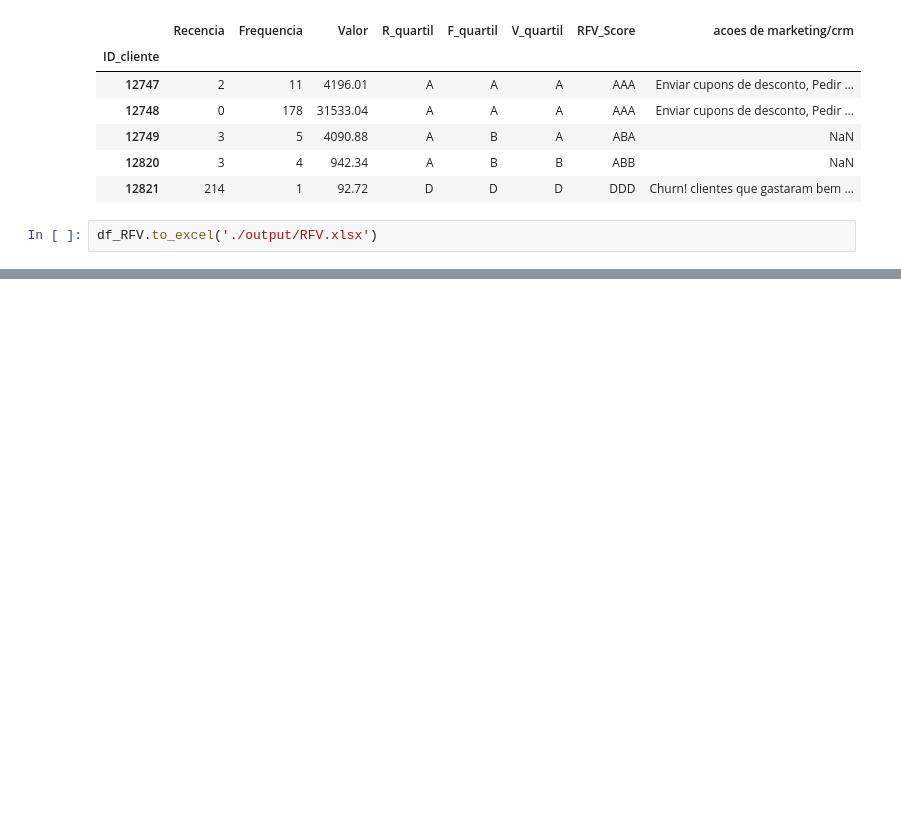
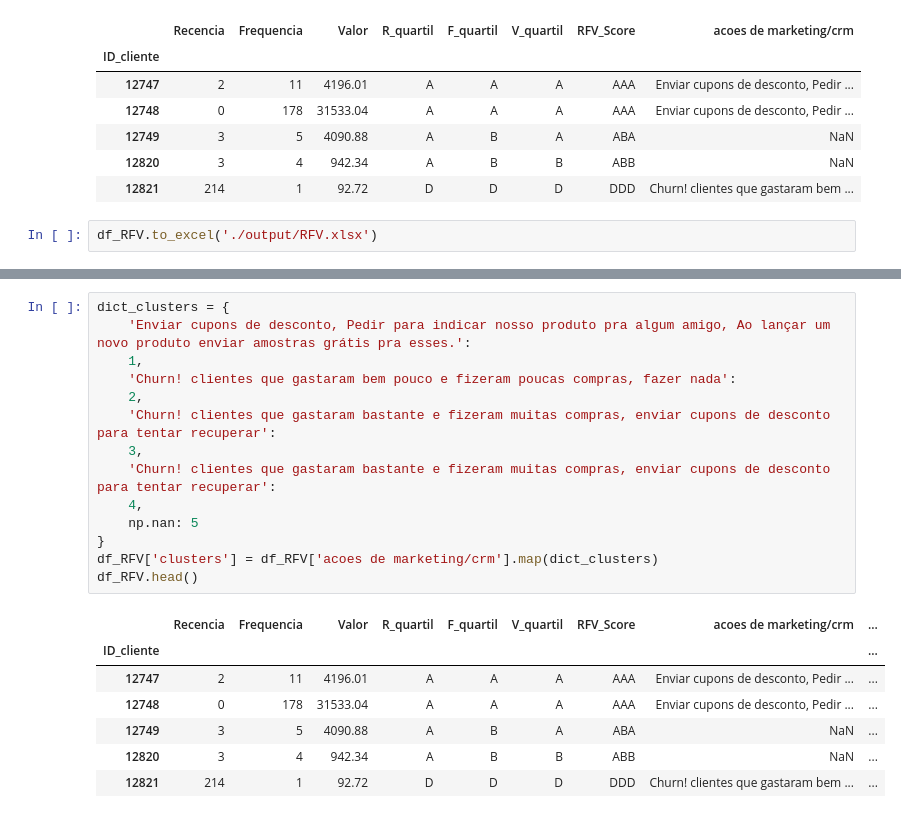
Before and after one commit to gfsilveira/ebac, a Jupyter notebook: 03-Cientista_de_Dados/02-Crisp_DM/31_modulo/Analise RFV.ipynb, the cells around one changed output, grey strips where cells are left out. Saved outputs shown, nothing was run; the diff lists cells and outputs as text; blank space fills up the shorter version.

```diff
--- a/03-Cientista_de_Dados/02-Crisp_DM/31_modulo/Analise RFV.ipynb
+++ b/03-Cientista_de_Dados/02-Crisp_DM/31_modulo/Analise RFV.ipynb
@@ -311,0 +328,22 @@ df_RFV.to_excel('./output/RFV.xlsx')
+# %%
+dict_clusters = {
+    'Enviar cupons de desconto, Pedir para indicar nosso produto pra algum amigo, Ao lançar um novo produto enviar amostras grátis pra esses.':
+    1,
+    'Churn! clientes que gastaram bem pouco e fizeram poucas compras, fazer nada':
+    2,
+    'Churn! clientes que gastaram bastante e fizeram muitas compras, enviar cupons de desconto para tentar recuperar':
+    3,
+    'Churn! clientes que gastaram bastante e fizeram muitas compras, enviar cupons de desconto para tentar recuperar':
+    4,
+    np.nan: 5
+}
+df_RFV['clusters'] = df_RFV['acoes de marketing/crm'].map(dict_clusters)
+df_RFV.head()
+# %% [output]
+|  | Recencia | Frequencia | Valor | R_quartil | F_quartil | V_quartil | RFV_Score | acoes de marketing/crm | ... |
+| ID_cliente |  |  |  |  |  |  |  |  | ... |
+| 12747 | 2 | 11 | 4196.01 | A | A | A | AAA | Enviar cupons de desconto, Pedir ... | ... |
+| 12748 | 0 | 178 | 31533.04 | A | A | A | AAA | Enviar cupons de desconto, Pedir ... | ... |
+| 12749 | 3 | 5 | 4090.88 | A | B | A | ABA | NaN | ... |
+| 12820 | 3 | 4 | 942.34 | A | B | B | ABB | NaN | ... |
+| 12821 | 214 | 1 | 92.72 | D | D | D | DDD | Churn! clientes que gastaram bem ... | ... |
```
Also changed, not shown: parts of 10 cells of this notebook, 5 other files.
